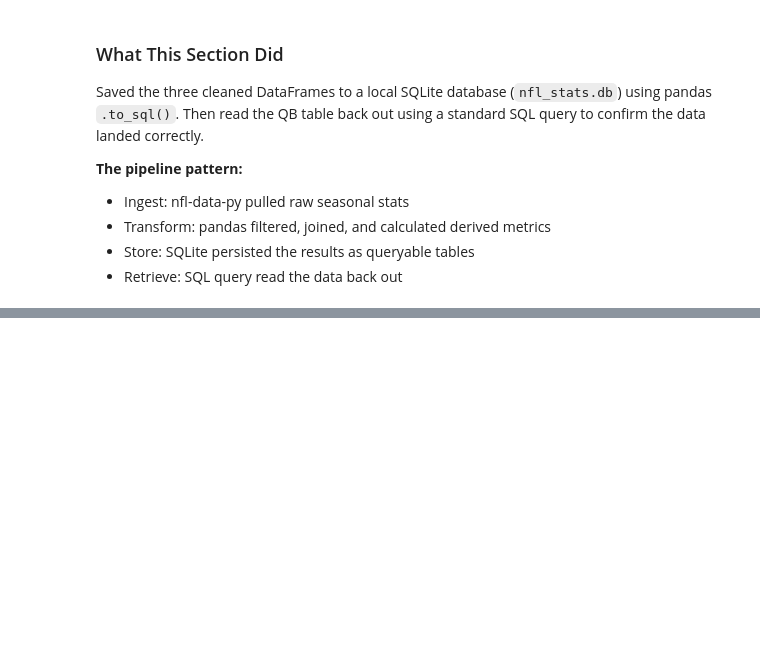
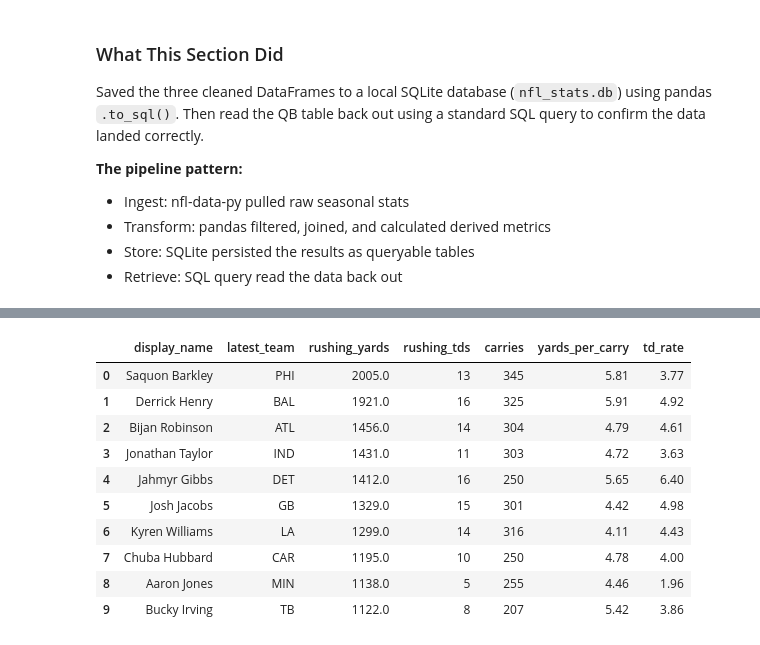
Before and after one commit to weston66/nfl-explorer, a Jupyter notebook: nfl-exploration2.ipynb, the cells around one changed output, grey strips where cells are left out. Drawn from its saved outputs; the diff is of its cells as text; code cells hidden in the pictures; blank space fills up the shorter version.

```diff
--- a/nfl-exploration2.ipynb
+++ b/nfl-exploration2.ipynb
@@ -215,0 +231,14 @@ SQL query to confirm the data landed correctly.
+# %%
+pd.read_sql('SELECT * FROM rb_efficiency LIMIT 10', conn)
+# %% [output]
+|  | display_name | latest_team | rushing_yards | rushing_tds | carries | yards_per_carry | td_rate |
+| 0 | Saquon Barkley | PHI | 2005.0 | 13 | 345 | 5.81 | 3.77 |
+| 1 | Derrick Henry | BAL | 1921.0 | 16 | 325 | 5.91 | 4.92 |
+| 2 | Bijan Robinson | ATL | 1456.0 | 14 | 304 | 4.79 | 4.61 |
+| 3 | Jonathan Taylor | IND | 1431.0 | 11 | 303 | 4.72 | 3.63 |
+| 4 | Jahmyr Gibbs | DET | 1412.0 | 16 | 250 | 5.65 | 6.40 |
+| 5 | Josh Jacobs | GB | 1329.0 | 15 | 301 | 4.42 | 4.98 |
+| 6 | Kyren Williams | LA | 1299.0 | 14 | 316 | 4.11 | 4.43 |
+| 7 | Chuba Hubbard | CAR | 1195.0 | 10 | 250 | 4.78 | 4.00 |
+| 8 | Aaron Jones | MIN | 1138.0 | 5 | 255 | 4.46 | 1.96 |
+| 9 | Bucky Irving | TB | 1122.0 | 8 | 207 | 5.42 | 3.86 |
```
Also changed, not shown: parts of 1 cell of this notebook, 15 other files.
